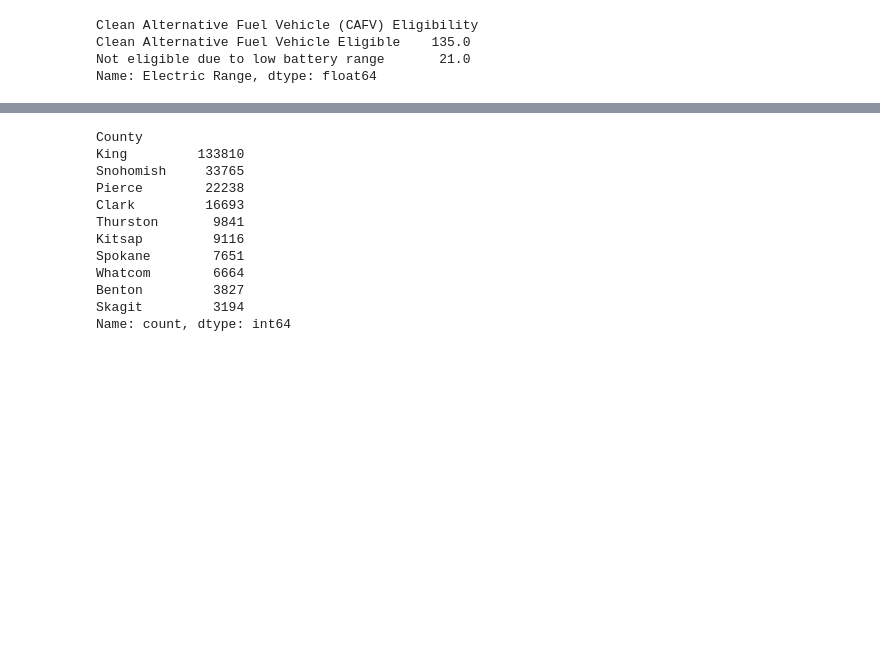
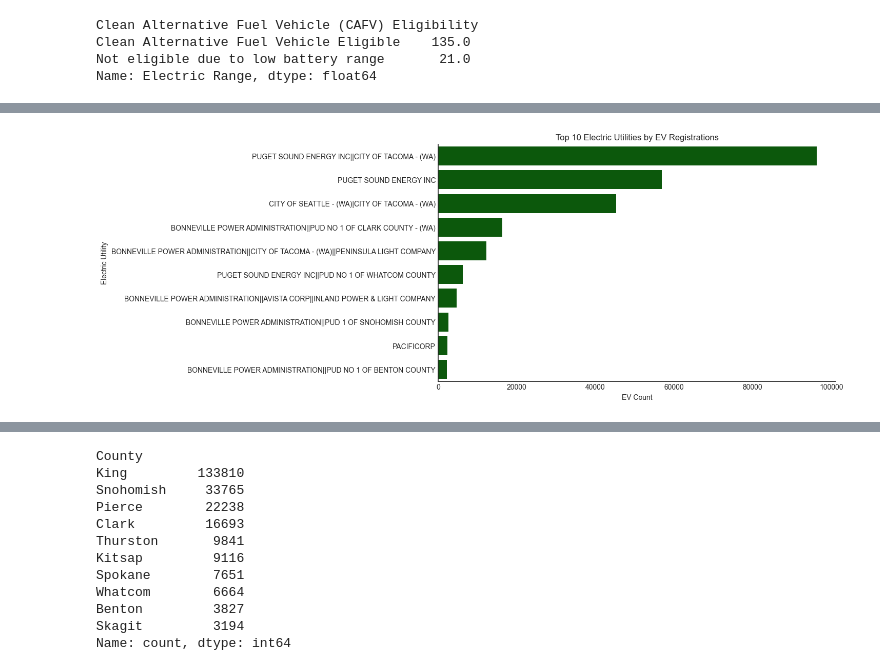
Before and after one commit to nawarfathi/electric-vehicle-analysis1, a Jupyter notebook: EV.ipynb, the cells around one changed output, grey strips where cells are left out. Saved outputs shown, nothing was run; the diff lists cells and outputs as text; code cells hidden in the pictures; blank space fills up the shorter version.

```diff
--- a/EV.ipynb
+++ b/EV.ipynb
@@ -1674,0 +1711,23 @@ Name: Electric Range, dtype: float64
+# %%
+
+
+top_utilities = df['Electric Utility'].value_counts().head(10).index
+
+plt.figure(figsize=(10,6))
+
+sns.countplot(
+    data=df[df['Electric Utility'].isin(top_utilities)],
+    y='Electric Utility',
+    order=top_utilities,
+    color='darkgreen'
+)
+ax = plt.gca()
+ax.spines['top'].set_visible(False)
+ax.spines['right'].set_visible(False)
+plt.title('Top 10 Electric Utilities by EV Registrations')
+plt.xlabel('EV Count')
+plt.ylabel('Electric Utility')
+
+plt.show()
+# %% [output]
+[figure, added]
```
Also changed, not shown: parts of 8 cells of this notebook.
